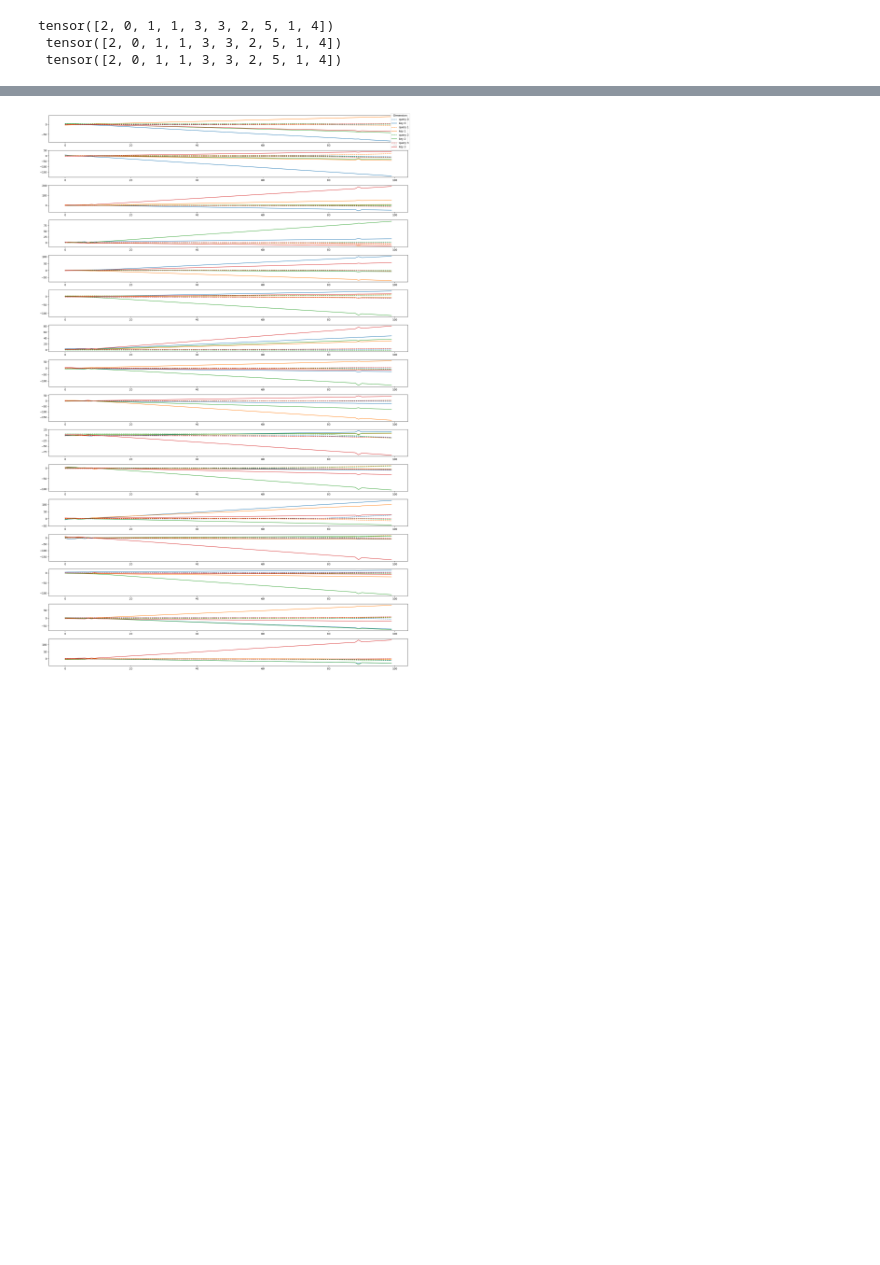
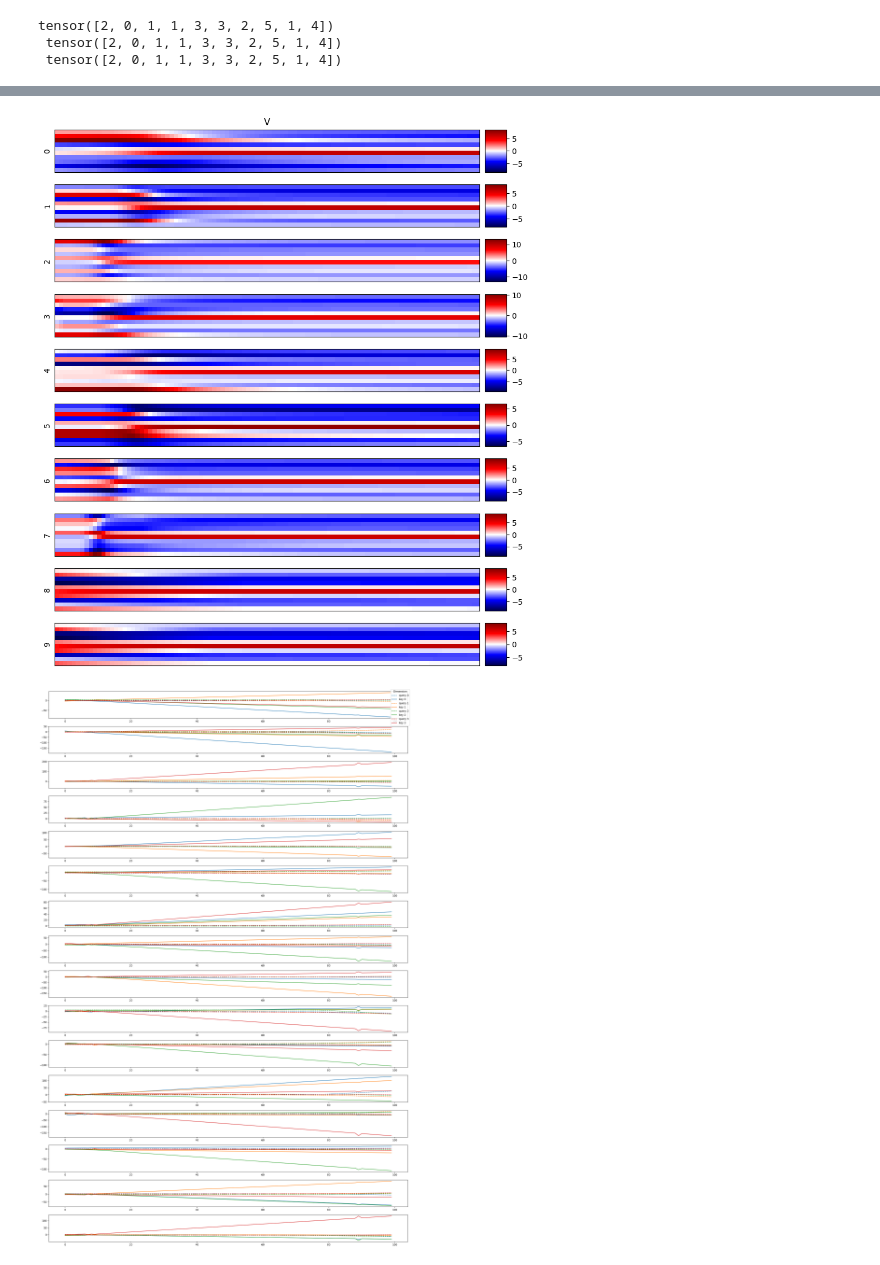
Before and after one commit to irkri/elissabeth, a Jupyter notebook: projects/copying/test.ipynb, the cells around one changed output, grey strips where cells are left out. Drawn from its saved outputs; the diff is of its cells as text; code cells hidden in the pictures; blank space fills up the shorter version.

```diff
--- a/projects/copying/test.ipynb
+++ b/projects/copying/test.ipynb
@@ -41,3 +53,19 @@ tensor([2, 0, 1, 1, 3, 3, 2, 5, 1, 4])
+# %%
+fig, ax = watcher.plot_alphabet_projection(
+    q=False,
+    k=False,
+    v=True,
+    n=4,
+    transpose=True,
+    figsize=(30, 10),
+)
+fig.savefig(
+    f"copying_values_{model_id}.pdf",
+    facecolor=(0, 0, 0, 0),
+    bbox_inches="tight",
+)
+# %% [output]
+[figure, added]
 # %%
 # fig, ax = watcher.plot_iss_time(
 #     x[0],
```
Also changed, not shown: parts of 6 cells of this notebook, 3 other files.
